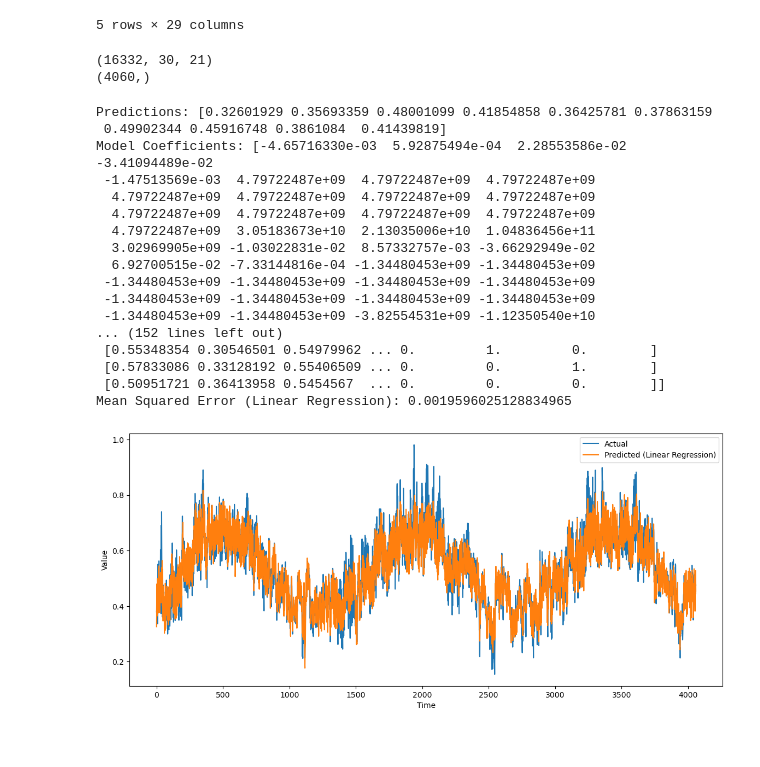
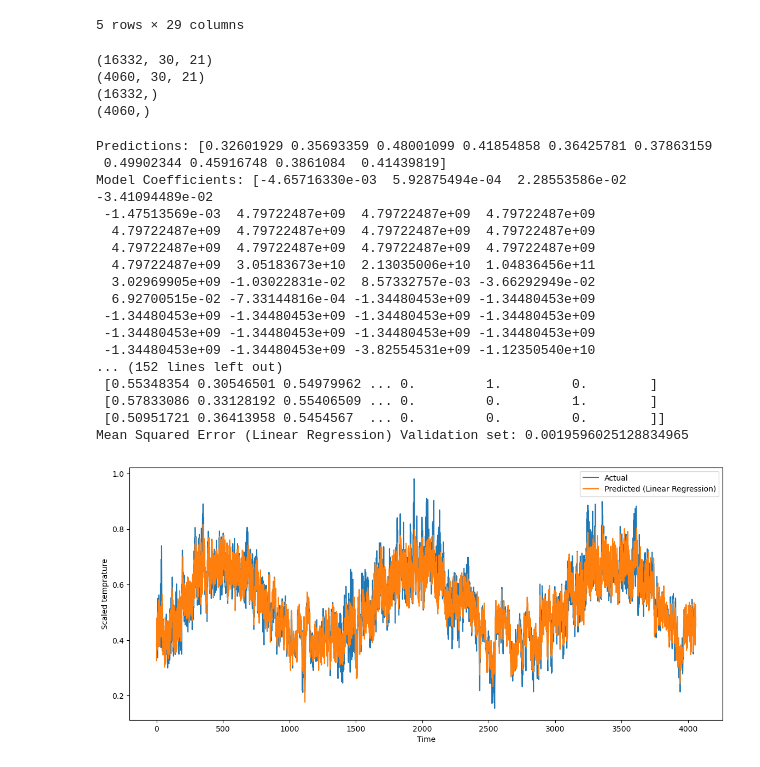
Before and after one commit to AlexaVT03/Project2-2, a Jupyter notebook: Project_2-2/Python/Linear Regression/Linear_Regression.ipynb, the cells around one changed output. Saved outputs shown, nothing was run; the diff lists cells and outputs as text; code cells hidden in the pictures.

```diff
--- a/Project_2-2/Python/Linear Regression/Linear_Regression.ipynb
+++ b/Project_2-2/Python/Linear Regression/Linear_Regression.ipynb
@@ -35,15 +35,15 @@ nl_df.head()
 | 4 | 2022-01-01 00:00:00 | 53.5 | 4.50 | 0.0 | 8.562607 | 3.510605 | 282.46490 | 283.48083 | 101917.06 | 0.997406 | ... | ... |
 5 rows × 29 columns
 # %%
-# Train-test split
+# Train-valid split
 train_split = round(len(ams_df) * 0.8)
 ams_df_train = ams_df.iloc[:train_split]
-ams_df_test = ams_df.iloc[train_split:]
+ams_df_valid = ams_df.iloc[train_split:]
 
 # Scale data
 scaler = MinMaxScaler(feature_range=(0, 1))
 ams_df_train_scaled = scaler.fit_transform(ams_df_train)
-ams_df_test_scaled = scaler.transform(ams_df_test)  # Use transform for test data
+ams_df_valid_scaled = scaler.transform(ams_df_valid)  # Use transform for test data
 # %%
 # Define function to create X, y pairs
 def createXY(dataset, n_past):
@@ -54,19 +54,24 @@ def createXY(dataset, n_past):
         dataY.append(dataset[i, -1])
     return np.array(dataX), np.array(dataY)
 # %%
-# Create X, y pairs for training and testing sets
+# Create X, y pairs for training and validation sets
 n_past = 30
 X_train, Y_train = createXY(ams_df_train_scaled, n_past)
-X_test, Y_test = createXY(ams_df_test_scaled, n_past)
+X_valid, Y_valid = createXY(ams_df_valid_scaled, n_past)
 
 print(X_train.shape)
-print(Y_test.shape)
+print(X_valid.shape)
+print(Y_train.shape)
+print(Y_valid.shape)
+
 
 # Reshape the data for linear regression
 X_train_linear = X_train.reshape(X_train.shape[0], -1)
-X_test_linear = X_test.reshape(X_test.shape[0], -1)
+X_valid_linear = X_valid.reshape(X_valid.shape[0], -1)
 # %% [output]
 (16332, 30, 21)
+(4060, 30, 21)
+(16332,)
 (4060,)
 # %%
 # Create a linear regression model
@@ -76,7 +81,7 @@ linear_model = LinearRegression()
 linear_model.fit(X_train_linear, Y_train)
 
 # Make predictions
-predictions_linear = linear_model.predict(X_test_linear)
+predictions_linear = linear_model.predict(X_valid_linear)
 # %%
 # Print first few predictions
 print("Predictions:", predictions_linear[:10])
@@ -85,11 +90,11 @@ print("Predictions:", predictions_linear[:10])
 print("Model Coefficients:", linear_model.coef_)
 
 # Print scaled test data
-print("Scaled Test Data:", X_test_linear[:10])
+print("Scaled Test Data:", X_valid_linear[:10])
 
 # Evaluate the model
-mse_linear = mean_squared_error(Y_test, predictions_linear)
-print("Mean Squared Error (Linear Regression):", mse_linear)
+mse_linear = mean_squared_error(Y_valid, predictions_linear)
+print("Mean Squared Error (Linear Regression) Validation set:", mse_linear)
 # %% [output]
 Predictions: [0.32601929 0.35693359 0.48001099 0.41854858 0.36425781 0.37863159
  0.49902344 0.45916748 0.3861084  0.41439819]
@@ -107,16 +112,16 @@ Model Coefficients: [-4.65716330e-03  5.92875494e-04  2.28553586e-02 -3.41094489
  [0.55348354 0.30546501 0.54979962 ... 0.         1.         0.        ]
  [0.57833086 0.33128192 0.55406509 ... 0.         0.         1.        ]
  [0.50951721 0.36413958 0.5454567  ... 0.         0.         0.        ]]
-Mean Squared Error (Linear Regression): 0.0019596025128834965
+Mean Squared Error (Linear Regression) Validation set: 0.0019596025128834965
 # %%
-# Plotting the results
+# Plotting the results for validation
 plt.figure(figsize=(14, 6))
-plt.plot(Y_test, label='Actual')
+plt.plot(Y_valid, label='Actual')
 plt.plot(predictions_linear, label='Predicted (Linear Regression)')
 plt.xlabel('Time')
 plt.ylabel('Scaled temprature') #in this case
 
 plt.legend()
 plt.show()
 # %% [output]
-[figure, old version]
+[figure, new version]
```
Also changed, not shown: parts of 8 cells of this notebook, 1 other file.
